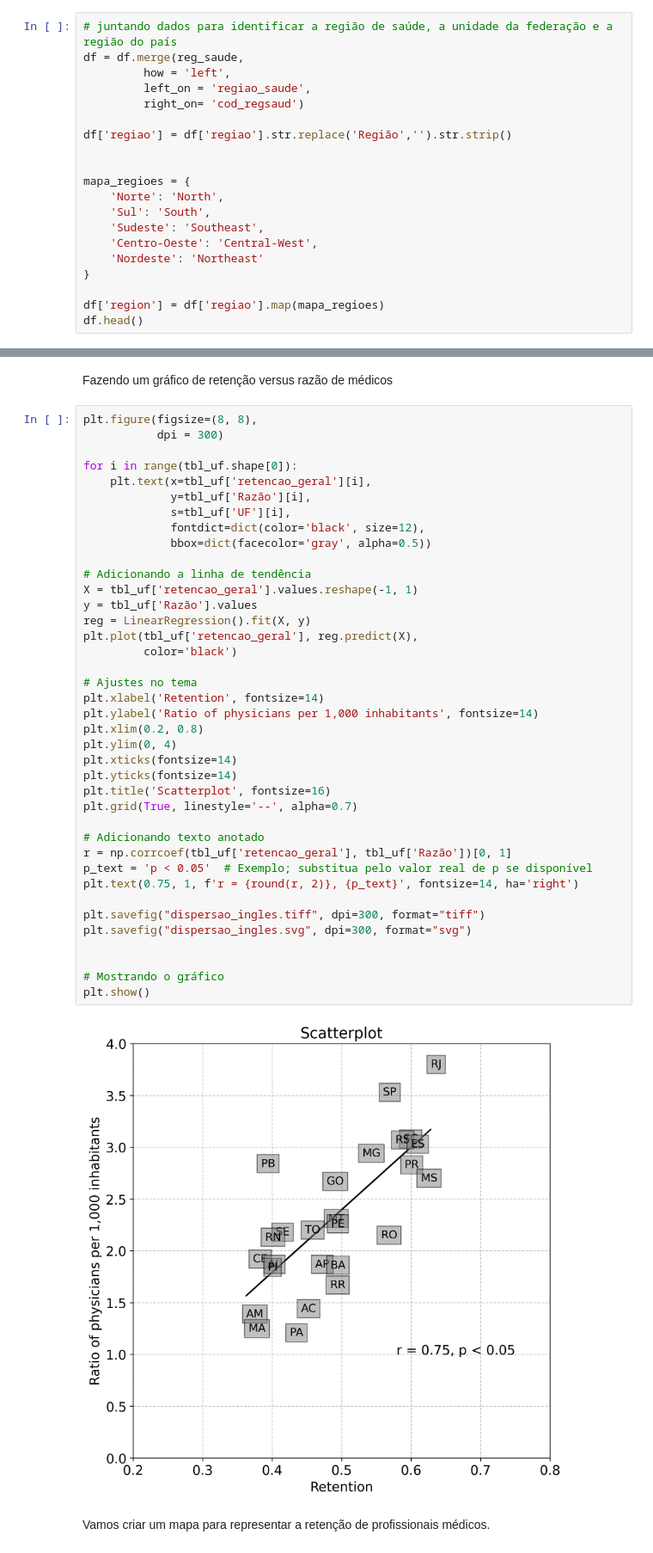
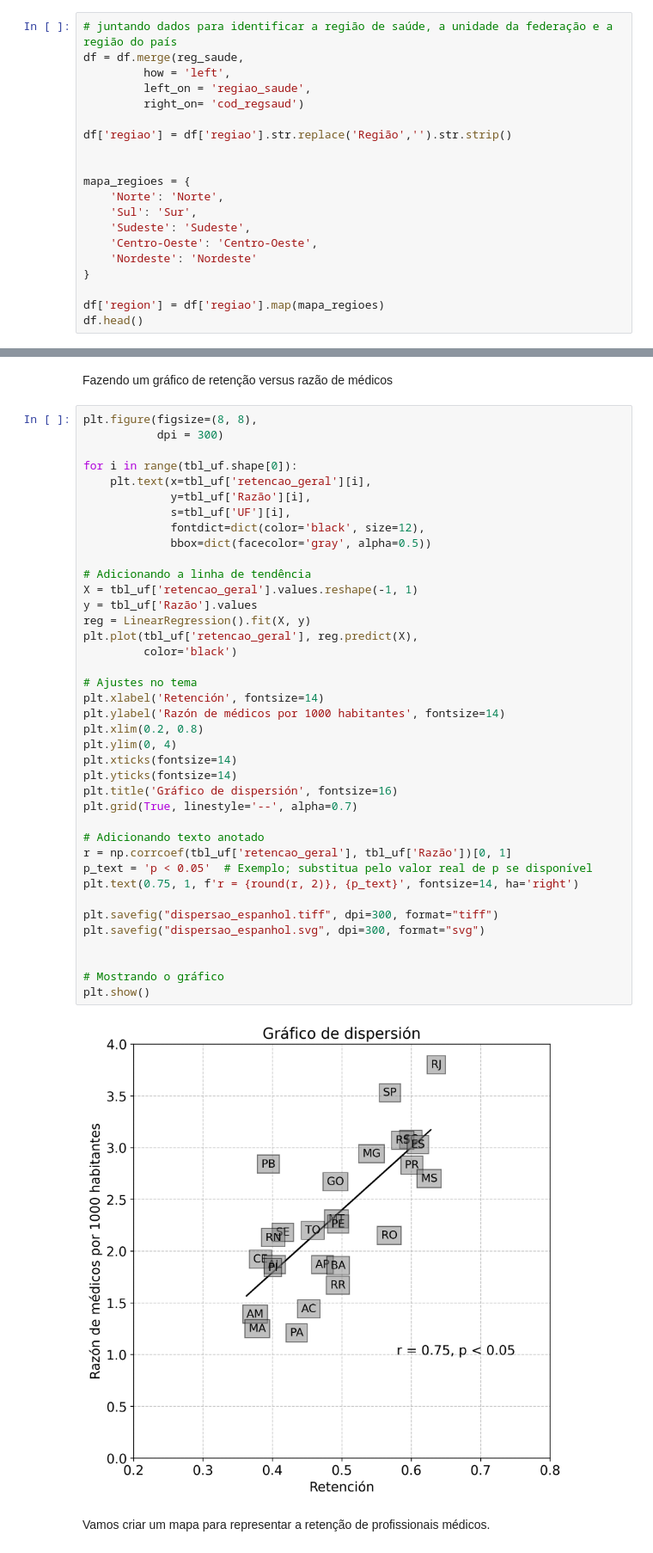
Before and after one commit to danielppagotto/retencao, a Jupyter notebook: 1_scripts/script_graficos/Análise Retenção - espanhol.ipynb, the cells around one changed output, grey strips where cells are left out. Shown at 86% size. Cells and saved outputs as stored; diff of their text form.

```diff
--- a/1_scripts/script_graficos/Análise Retenção - espanhol.ipynb
+++ b/1_scripts/script_graficos/Análise Retenção - espanhol.ipynb
@@ -59,11 +59,11 @@ df['regiao'] = df['regiao'].str.replace('Região','').str.strip()
 
 
 mapa_regioes = {
-    'Norte': 'North',
-    'Sul': 'South',
-    'Sudeste': 'Southeast',
-    'Centro-Oeste': 'Central-West',
-    'Nordeste': 'Northeast'
+    'Norte': 'Norte',
+    'Sul': 'Sur',
+    'Sudeste': 'Sudeste',
+    'Centro-Oeste': 'Centro-Oeste',
+    'Nordeste': 'Nordeste'
 }
 
 df['region'] = df['regiao'].map(mapa_regioes)
@@ -199,39 +199,39 @@ for i in range(tbl_uf.shape[0]):
     plt.text(x=tbl_uf['retencao_geral'][i],
              y=tbl_uf['Razão'][i],
              s=tbl_uf['UF'][i],
              fontdict=dict(color='black', size=12),
              bbox=dict(facecolor='gray', alpha=0.5))
 
 # Adicionando a linha de tendência
 X = tbl_uf['retencao_geral'].values.reshape(-1, 1)
 y = tbl_uf['Razão'].values
 reg = LinearRegression().fit(X, y)
 plt.plot(tbl_uf['retencao_geral'], reg.predict(X),
          color='black')
 
 # Ajustes no tema
-plt.xlabel('Retention', fontsize=14)
-plt.ylabel('Ratio of physicians per 1,000 inhabitants', fontsize=14)
+plt.xlabel('Retención', fontsize=14)
+plt.ylabel('Razón de médicos por 1000 habitantes', fontsize=14)
 plt.xlim(0.2, 0.8)
 plt.ylim(0, 4)
 plt.xticks(fontsize=14)
 plt.yticks(fontsize=14)
-plt.title('Scatterplot', fontsize=16)
+plt.title('Gráfico de dispersión', fontsize=16)
 plt.grid(True, linestyle='--', alpha=0.7)
 
 # Adicionando texto anotado
 r = np.corrcoef(tbl_uf['retencao_geral'], tbl_uf['Razão'])[0, 1]
 p_text = 'p < 0.05'  # Exemplo; substitua pelo valor real de p se disponível
 plt.text(0.75, 1, f'r = {round(r, 2)}, {p_text}', fontsize=14, ha='right')
 
-plt.savefig("dispersao_ingles.tiff", dpi=300, format="tiff")
-plt.savefig("dispersao_ingles.svg", dpi=300, format="svg")
+plt.savefig("dispersao_espanhol.tiff", dpi=300, format="tiff")
+plt.savefig("dispersao_espanhol.svg", dpi=300, format="svg")
 
 
 # Mostrando o gráfico
 plt.show()
 # %% [output]
-[figure, old version]
+[figure, new version]
 # %% [markdown]
 Vamos criar um mapa para representar a retenção de profissionais médicos.
 # %%
```
Also changed, not shown: parts of 3 cells of this notebook, 24 other files.
